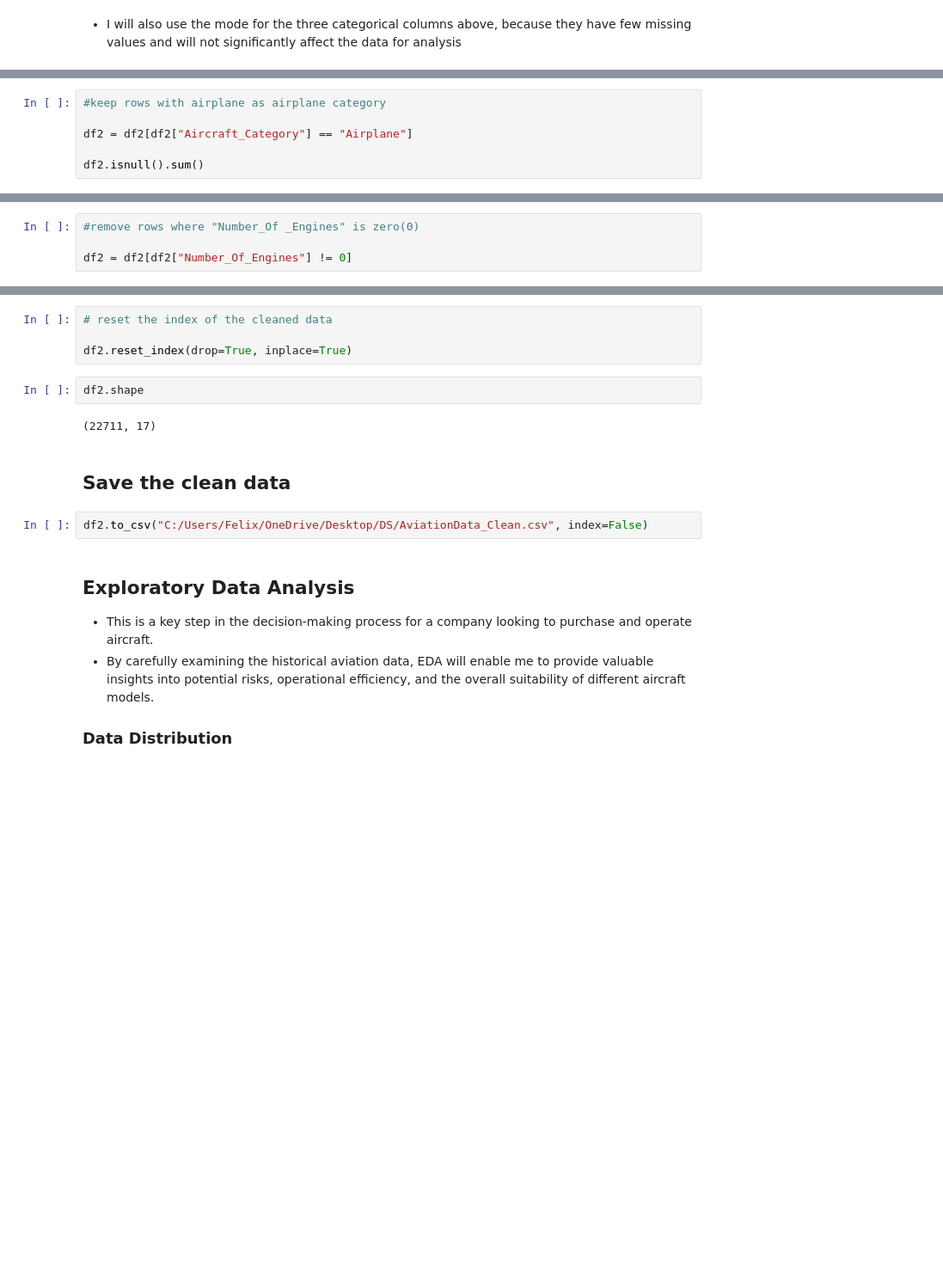
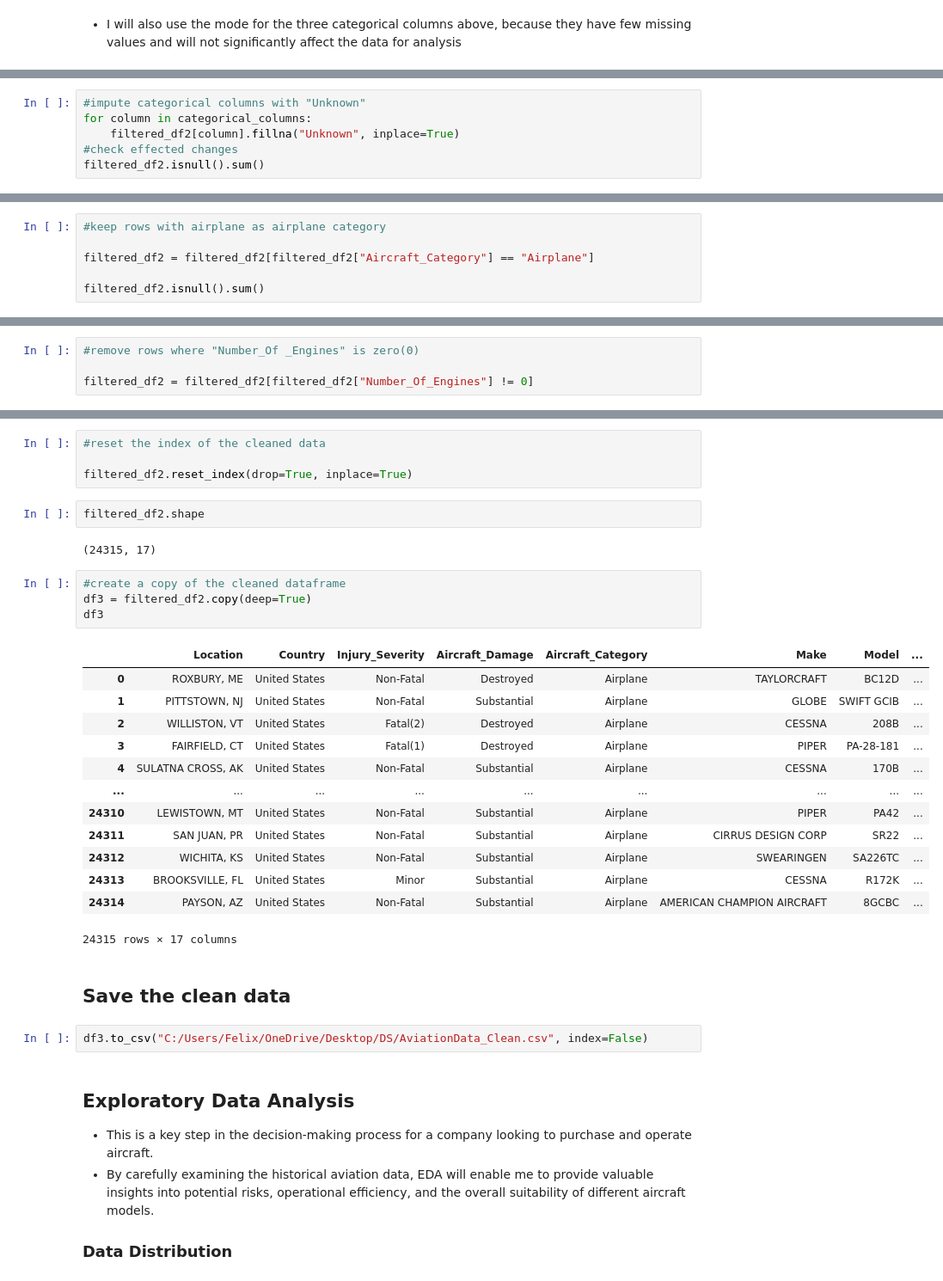
Before and after one commit to Felo-14/aircraft_safely_analysis, a Jupyter notebook: Aircraft Safety Analysis.ipynb, the cells around one changed output, grey strips where cells are left out. Shown at 86% size. Saved outputs shown, nothing was run; the diff lists cells and outputs as text; blank space fills up the shorter version.

```diff
--- a/Aircraft Safety Analysis.ipynb
+++ b/Aircraft Safety Analysis.ipynb
@@ -593,0 +601,6 @@ dtype: int64
+# %%
+#impute categorical columns with "Unknown"
+for column in categorical_columns:
+    filtered_df2[column].fillna("Unknown", inplace=True)
+#check effected changes
+filtered_df2.isnull().sum()
@@ -687,7 +655,7 @@ Name: count, dtype: int64
 # %%
 #keep rows with airplane as airplane category
 
-df2 = df2[df2["Aircraft_Category"] == "Airplane"]
+filtered_df2 = filtered_df2[filtered_df2["Aircraft_Category"] == "Airplane"]
 
-df2.isnull().sum()
+filtered_df2.isnull().sum()
 # %% [output]
@@ -738,5 +680,5 @@ dtype: int64
 # %%
 #remove rows where "Number_Of _Engines" is zero(0)
 
-df2 = df2[df2["Number_Of_Engines"] != 0]
+filtered_df2 = filtered_df2[filtered_df2["Number_Of_Engines"] != 0]
 # %%
@@ -855,15 +723,33 @@ memory usage: 3.1+ MB
 # %%
-# reset the index of the cleaned data
+#reset the index of the cleaned data
 
-df2.reset_index(drop=True, inplace=True)
+filtered_df2.reset_index(drop=True, inplace=True)
 # %%
-df2.shape
+filtered_df2.shape
 # %% [output]
-(22711, 17)
+(24315, 17)
+# %%
+#create a copy of the cleaned dataframe
+df3 = filtered_df2.copy(deep=True)
+df3
+# %% [output]
+|  | Location | Country | Injury_Severity | Aircraft_Damage | Aircraft_Category | Make | Model | ... |
+| 0 | ROXBURY, ME | United States | Non-Fatal | Destroyed | Airplane | TAYLORCRAFT | BC12D | ... |
+| 1 | PITTSTOWN, NJ | United States | Non-Fatal | Substantial | Airplane | GLOBE | SWIFT GCIB | ... |
+| 2 | WILLISTON, VT | United States | Fatal(2) | Destroyed | Airplane | CESSNA | 208B | ... |
+| 3 | FAIRFIELD, CT | United States | Fatal(1) | Destroyed | Airplane | PIPER | PA-28-181 | ... |
+| 4 | SULATNA CROSS, AK | United States | Non-Fatal | Substantial | Airplane | CESSNA | 170B | ... |
+| ... | ... | ... | ... | ... | ... | ... | ... | ... |
+| 24310 | LEWISTOWN, MT | United States | Non-Fatal | Substantial | Airplane | PIPER | PA42 | ... |
+| 24311 | SAN JUAN, PR | United States | Non-Fatal | Substantial | Airplane | CIRRUS DESIGN CORP | SR22 | ... |
+| 24312 | WICHITA, KS | United States | Non-Fatal | Substantial | Airplane | SWEARINGEN | SA226TC | ... |
+| 24313 | BROOKSVILLE, FL | United States | Minor | Substantial | Airplane | CESSNA | R172K | ... |
+| 24314 | PAYSON, AZ | United States | Non-Fatal | Substantial | Airplane | AMERICAN CHAMPION AIRCRAFT | 8GCBC | ... |
+24315 rows × 17 columns
 # %% [markdown]
 ## **Save the clean data**
 # %%
-df2.to_csv("C:/Users/Felix/OneDrive/Desktop/DS/AviationData_Clean.csv", index=False)
+df3.to_csv("C:/Users/Felix/OneDrive/Desktop/DS/AviationData_Clean.csv", index=False)
 # %% [markdown]
 ## Exploratory Data Analysis
 
```
Also changed, not shown: parts of 26 cells of this notebook.
